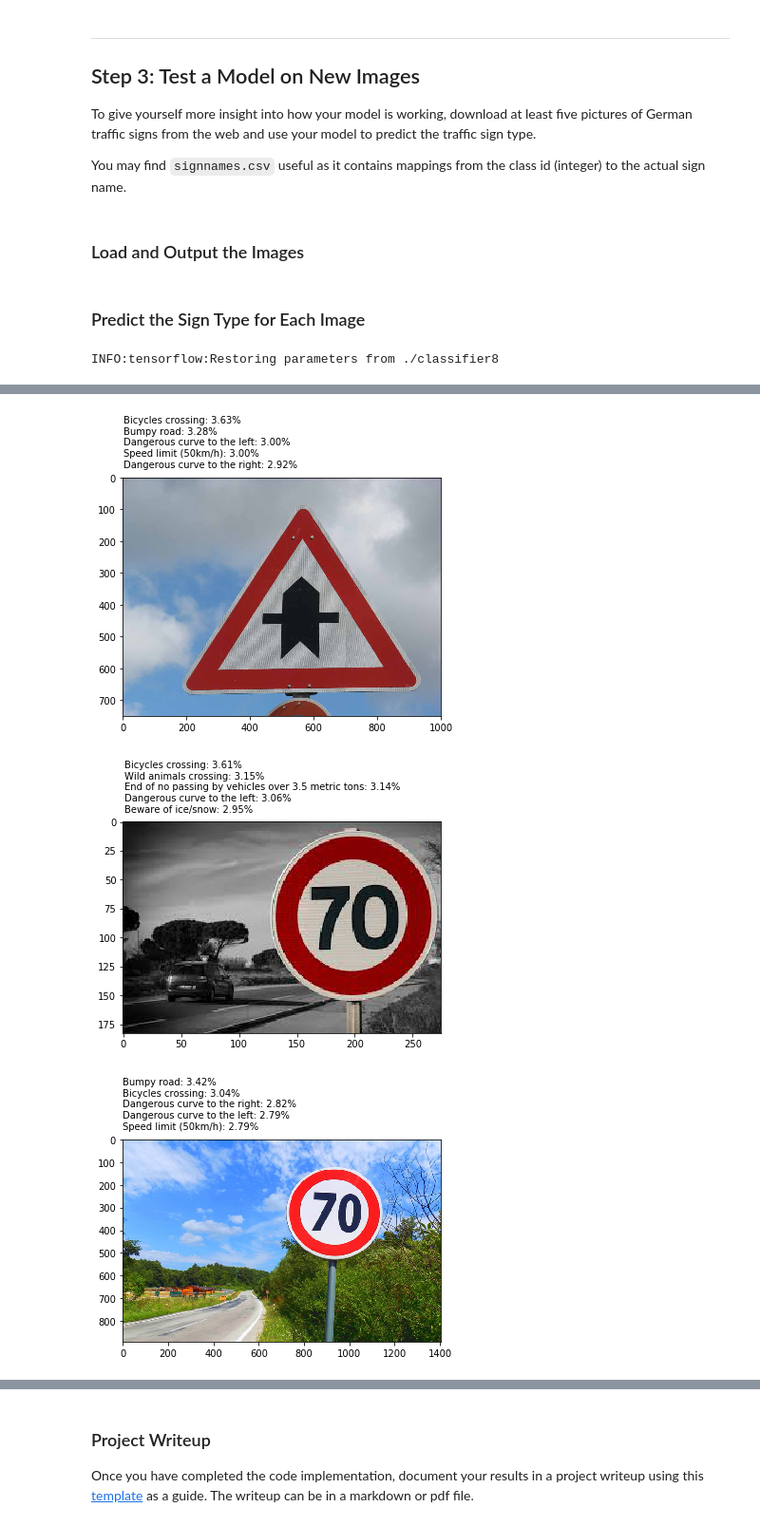
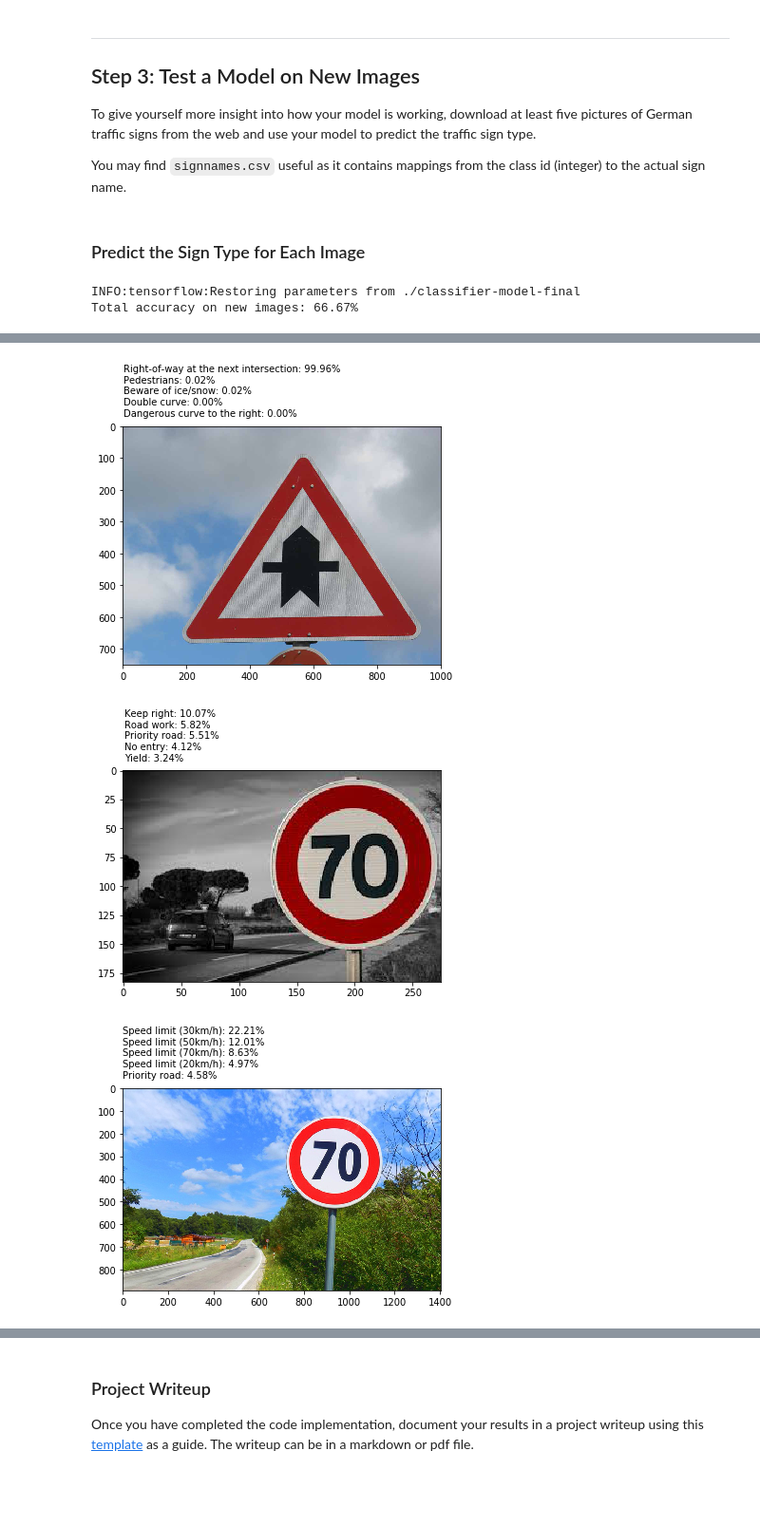
Before and after one commit to florianvandamme/CarND-Traffic-Sign-Classifier-Project, a Jupyter notebook: Traffic_Sign_Classifier.ipynb, the cells around one changed output, grey strips where cells are left out. Shown at 95% size. Drawn from its saved outputs; the diff is of its cells as text; code cells hidden in the pictures; blank space fills up the shorter version.

```diff
--- a/Traffic_Sign_Classifier.ipynb
+++ b/Traffic_Sign_Classifier.ipynb
@@ -252,13 +198,11 @@ resize
 # %% [markdown]
 ### Model Architecture
 # %%
-### Define your architecture here.
-### Feel free to use as many code cells as needed.
 import tensorflow as tf
 from tensorflow.contrib.layers import flatten
 
 # Hyperparameters
-EPOCHS = 20
+EPOCHS = 40
 BATCH_SIZE = 128
 
 tf.reset_default_graph()
@@ -347,18 +291,13 @@ def classifier(x, dropout, dropout_conv):
 A validation set can be used to assess how well the model is performing. A low accuracy on the training and validation
 sets imply underfitting. A high accuracy on the training set but low accuracy on the validation set implies overfitting.
 # %%
-### Train your model here.
-### Calculate and report the accuracy on the training and validation set.
-### Once a final model architecture is selected,
-### the accuracy on the test set should be calculated and reported as well.
-### Feel free to use as many code cells as needed.
 x = tf.placeholder(tf.float32, (None, 32, 32, 3), name="x")
 y = tf.placeholder(tf.int32, None, name="y")
 keep_prob = tf.placeholder(tf.float32, name="keep_prob")
 keep_prob_conv = tf.placeholder(tf.float32, name="keep_prob_conv")
 one_hot_y = tf.one_hot(y, 43)
 
-learning_rate = 0.001
+learning_rate = 0.0005
 dropout = 0.5
 conv_dropout = 0.7
 
@@ -407,7 +346,7 @@ with tf.Session().as_default() as sess:
     print("Final test")
     print("Validation Accuracy = {:.3f}".format(validation_accuracy))
     print()
-    saver.save(sess, './classifier8')
+    saver.save(sess, './classifier-model-final')
     print("Model saved")
 # %% [output]
 Training...
@@ -435,5 +374,3 @@ Model saved
 To give yourself more insight into how your model is working, download at least five pictures of German traffic signs from the web and use your model to predict the traffic sign type.
 
 You may find `signnames.csv` useful as it contains mappings from the class id (integer) to the actual sign name.
-# %% [markdown]
-### Load and Output the Images
@@ -443,12 +377,11 @@ You may find `signnames.csv` useful as it contains mappings from the class id (i
 # %% [markdown]
 ### Predict the Sign Type for Each Image
 # %%
-### Run the predictions here and use the model to output the prediction for each image.
-### Make sure to pre-process the images with the same pre-processing pipeline used earlier.
-### Feel free to use as many code cells as needed.
 import cv2
 import os
 import matplotlib.image as mpimg
+
+correct_labels = np.array([13, 17, 17, 17, 11, 4, 4, 4, 4, 14, 14, 25])
 
 
 def show_image(image):
@@ -484,7 +417,7 @@ tf.reset_default_graph()
 
 with tf.Session() as sess:
 
-    saver = tf.train.import_meta_graph('classifier8.meta')
+    saver = tf.train.import_meta_graph('classifier-model-final.meta')
     saver.restore(sess, tf.train.latest_checkpoint('./'))
 
     graph = tf.get_default_graph()
@@ -495,8 +428,10 @@ with tf.Session() as sess:
 
     logits = tf.get_collection("logits")[0]
     path = './test_images'
+    total_images = len(correct_labels)
+    correct_predictions = 0
 
-    for image_path in os.listdir(path):
+    for i, image_path in enumerate(os.listdir(path)):
         input_path = os.path.join(path, image_path)
 
         original_image = mpimg.imread(input_path)
@@ -507,7 +442,14 @@ with tf.Session() as sess:
         number = tf.nn.top_k(number, k=5)
         number = sess.run(number)
 
+        if correct_labels[i] == number.indices[0][0]:
+            correct_predictions += 1
+
         # format_and_print_prediction(number)
         show_image_with_prediction(original_image, format_prediction(number))
+
+    total_accuracy = correct_predictions / total_images
+    print("Total accuracy on new images: {:.2f}%".format(total_accuracy*100))
 # %% [output]
-INFO:tensorflow:Restoring parameters from ./classifier8
+INFO:tensorflow:Restoring parameters from ./classifier-model-final
+Total accuracy on new images: 66.67%
@@ -518,3 +460,3 @@ INFO:tensorflow:Restoring parameters from ./classifier8
-[figure, old version]
+[figure, new version]
-[figure, old version]
+[figure, new version]
-[figure, old version]
+[figure, new version]
```
Also changed, not shown: parts of 13 cells of this notebook, 7 other files.
